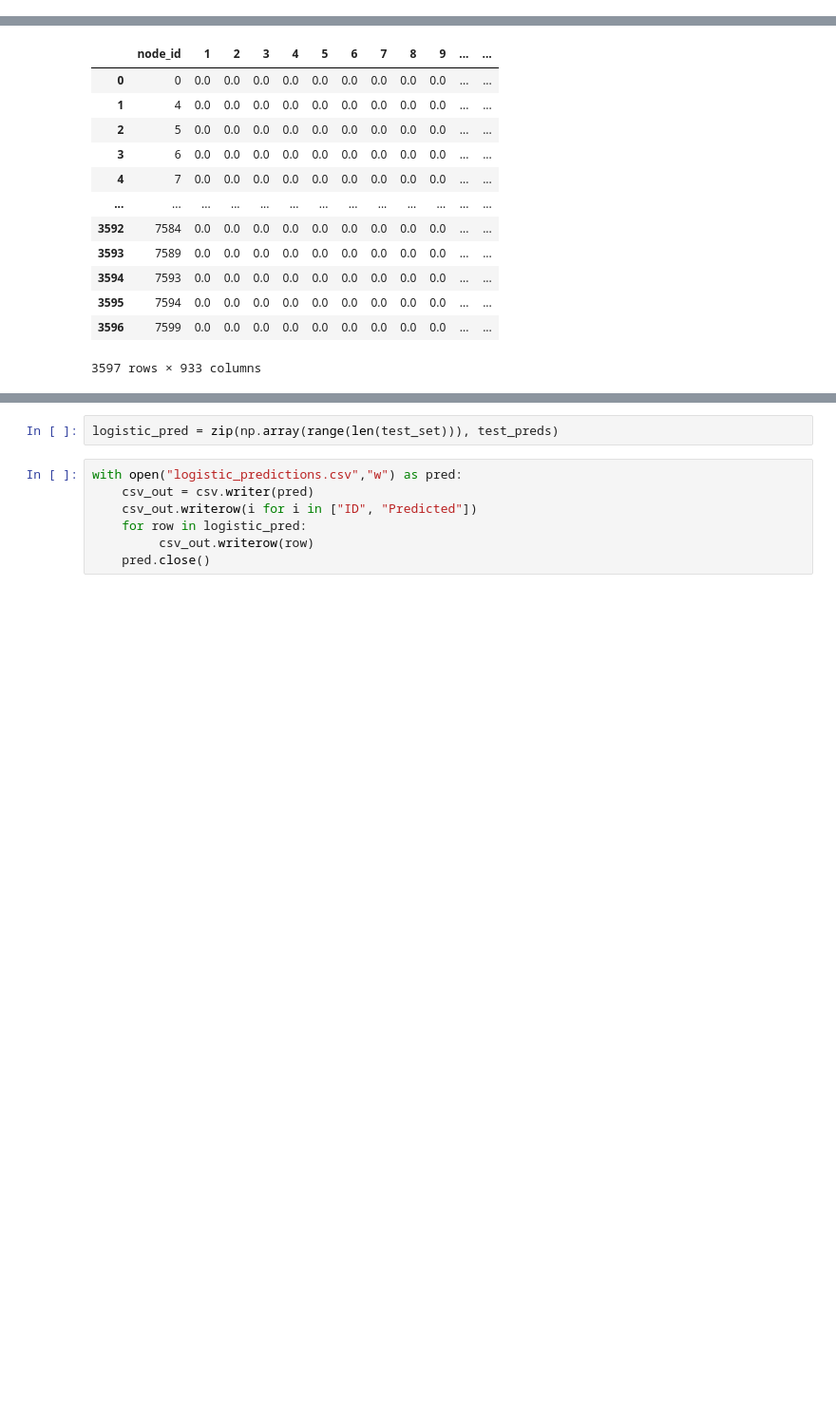
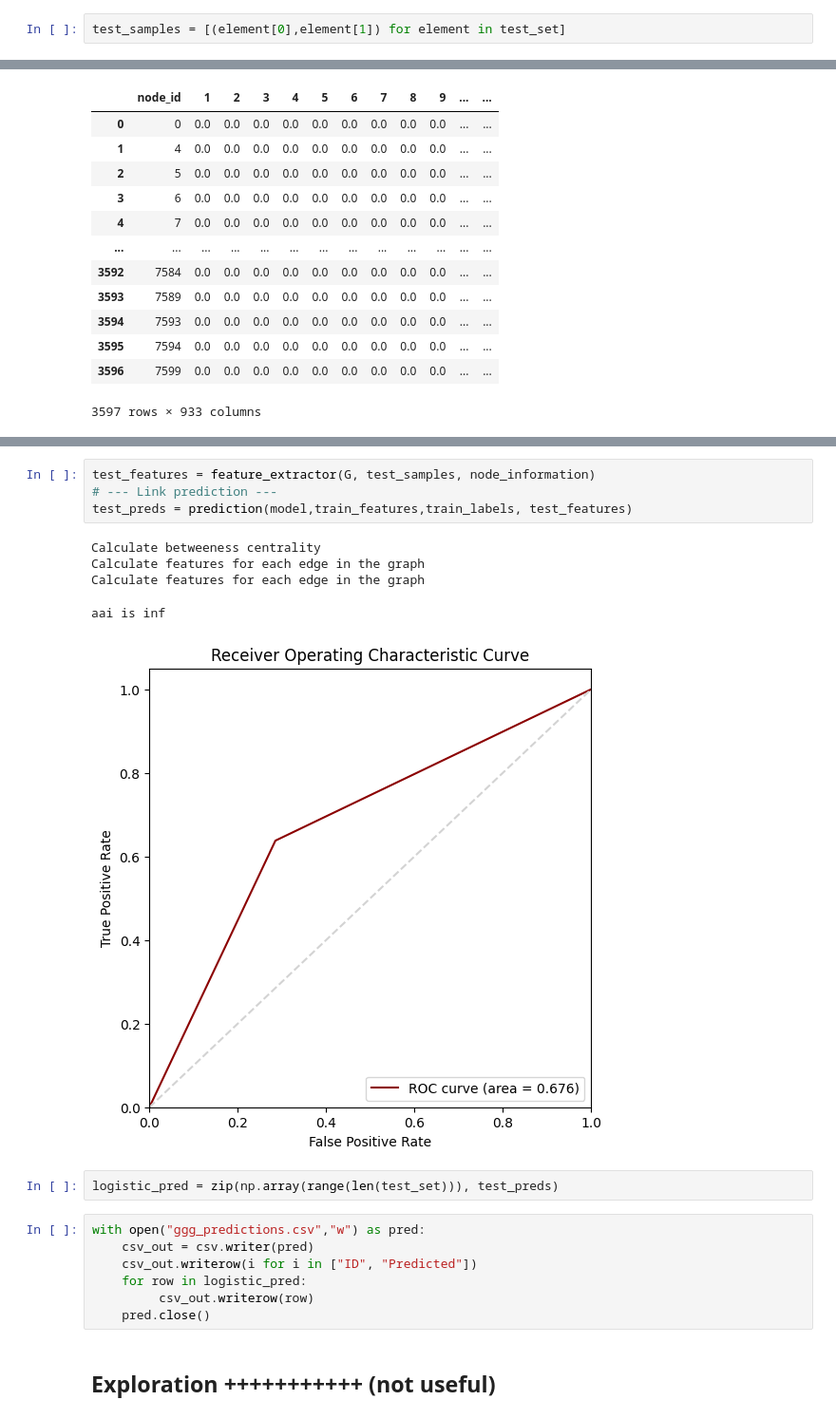
Before and after one commit to Guillaumegg200/kaggle_movies_mlns, a Jupyter notebook: explo_ggg.ipynb, the cells around one changed output, grey strips where cells are left out. Shown: that part at 95% size. Drawn from its saved outputs; the diff is of its cells as text; blank space fills up the shorter version.

```diff
--- a/explo_ggg.ipynb
+++ b/explo_ggg.ipynb
@@ -60,0 +67,2 @@ train_labels[:4]
+# %%
+test_samples = [(element[0],element[1]) for element in test_set]
@@ -138,9 +351,21 @@ test_preds = prediction(train_features, test_features, train_labels)
+# %%
+test_features = feature_extractor(G, test_samples, node_information)
+# --- Link prediction ---
+test_preds = prediction(model,train_features,train_labels, test_features)
+# %% [output]
+Calculate betweeness centrality
+Calculate features for each edge in the graph
+Calculate features for each edge in the graph
+aai is inf
+[figure, added]
 # %%
 logistic_pred = zip(np.array(range(len(test_set))), test_preds)
 # %%
-with open("logistic_predictions.csv","w") as pred:
+with open("ggg_predictions.csv","w") as pred:
     csv_out = csv.writer(pred)
     csv_out.writerow(i for i in ["ID", "Predicted"])
     for row in logistic_pred:
          csv_out.writerow(row)
     pred.close()
+# %% [markdown]
+## Exploration +++++++++++ (not useful)
```
Also changed, not shown: parts of 17 cells of this notebook, 4 other files.
